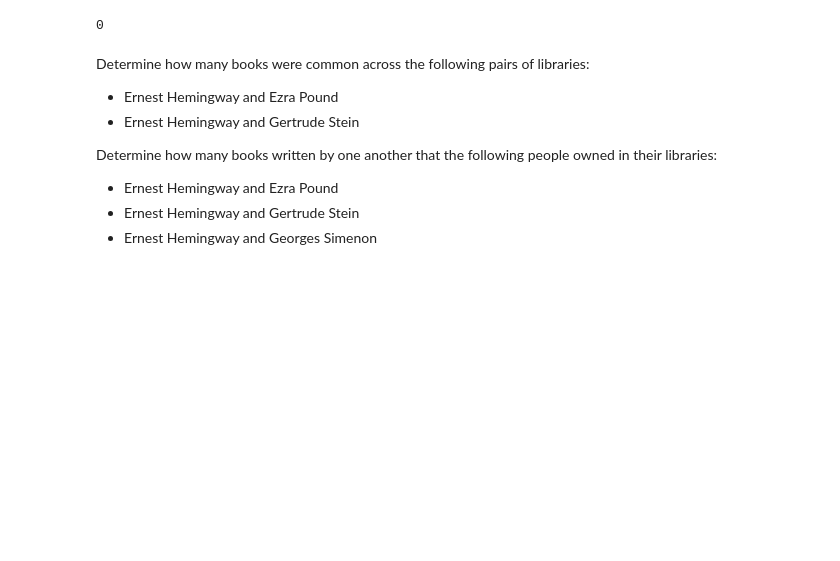
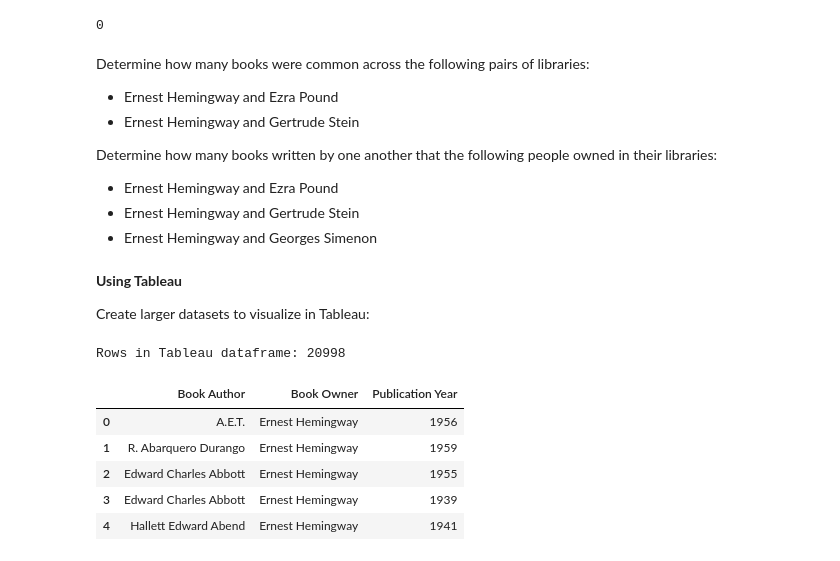
Before and after one commit to thegoose20/modernistlibraries, a Jupyter notebook: A3_network_creation.ipynb, the cells around one changed output. Drawn from its saved outputs; the diff is of its cells as text; code cells hidden in the pictures; blank space fills up the shorter version.

Commit message:
Created Tableau visualizations of all owners, all authors, and all pubication years in the Modernist Libraries dataset.

```diff
--- a/A3_network_creation.ipynb
+++ b/A3_network_creation.ipynb
@@ -949,3 +962,35 @@ assert len(vis1TitleList) == len(vis1OwnList), "Title and owner lists should be
 assert len(vis2OwnList) == len(vis2AuthList), "Owner and author lists should be the same length"
 assert len(vis2DateList) == len(vis2AuthList), "Date and author lists should be the same length"
 assert len(vis2TitleList) == len(vis2OwnList), "Title and owner lists should be the same length"
+# %% [markdown]
+**Using Tableau**
+
+Create larger datasets to visualize in Tableau:
+# %%
+sources = []  # source nodes are owners
+years = []    # years are the earliest-provided publication year for the book connecting the source and target
+targets = []  # target nodes are authors
+for key in owners:
+    year = StartYear[key]
+    if (year != 9999) and (len(str(year)) == 4):
+        sources += [owners[key]]
+        years += [int(year)]
+        targets += [authors[key]]
+
+assert len(sources) == len(years), "There should be one year (publication date) for every source (owner)"
+assert len(targets) == len(sources), "There should be one target (author) for every source (owner)"
+assert ml.shape[0] > len(years), "There should be more rows in the ml dataframe than the years list"
+
+print("Rows in Tableau dataframe:", len(targets))
+# %% [output]
+Rows in Tableau dataframe: 20998
+# %%
+t_own_auth_yr = pd.DataFrame({ 'Book Owner' : sources, 'Book Author' : targets, 'Publication Year' : years })
+t_own_auth_yr.head()
+# %% [output]
+|  | Book Author | Book Owner | Publication Year |
+| 0 | A.E.T. | Ernest Hemingway | 1956 |
+| 1 | R. Abarquero Durango | Ernest Hemingway | 1959 |
+| 2 | Edward Charles Abbott | Ernest Hemingway | 1955 |
+| 3 | Edward Charles Abbott | Ernest Hemingway | 1939 |
+| 4 | Hallett Edward Abend | Ernest Hemingway | 1941 |
```
Also changed, not shown: parts of 10 cells of this notebook, 6 other files.
